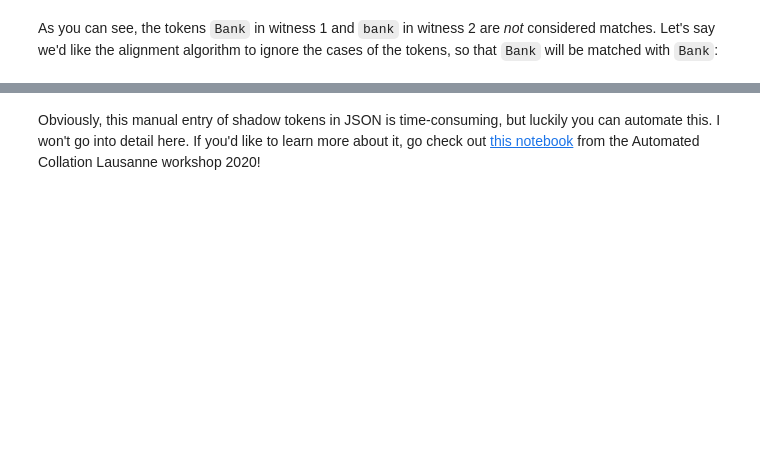
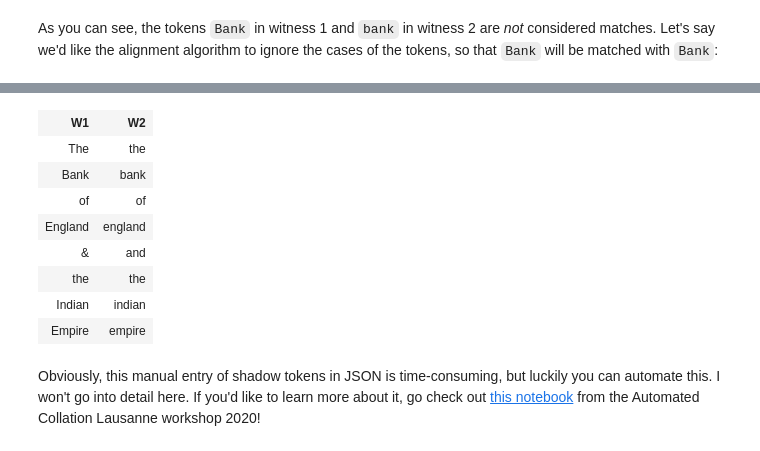
Before and after one commit to bleekere/LRBS2021, a Jupyter notebook: Tokenisation-and-regularisation-w-CollateX.ipynb, the cells around one changed output, grey strips where cells are left out. Cells and saved outputs as stored; diff of their text form; code cells hidden in the pictures; blank space fills up the shorter version.

```diff
--- a/Tokenisation-and-regularisation-w-CollateX.ipynb
+++ b/Tokenisation-and-regularisation-w-CollateX.ipynb
@@ -65,8 +62,8 @@ json_input = """{
 {"t": "The", "n": "the"},
 {"t": "Bank", "n": "bank"},
 {"t":"of", "n": "of"},
-{"t":"Scotland", "n": "england"},
-{"t":"and", "n":"and"},
+{"t":"England", "n": "england"},
+{"t":"&", "n":"and"},
 {"t":"the", "n": "the"},
 {"t":"Indian", "n": "indian"},
 {"t":"Empire", "n": "empire"}
@@ -91,2 +87,11 @@ collate(json.loads(json_input), segmentation=False, output='html2')
+| W1 | W2 |
+| The | the |
+| Bank | bank |
+| of | of |
+| England | england |
+| & | and |
+| the | the |
+| Indian | indian |
+| Empire | empire |
 # %% [markdown]
 Obviously, this manual entry of shadow tokens in JSON is time-consuming, but luckily you can automate this. I won't go into detail here. If you'd like to learn more about it, go check out [this notebook](https://github.com/automaticCollationLausanne2020/Materials/blob/master/session7/Session07b_Normalization.ipynb) from the Automated Collation Lausanne workshop 2020!
```
Also changed, not shown: parts of 2 cells of this notebook, 11 other files.
